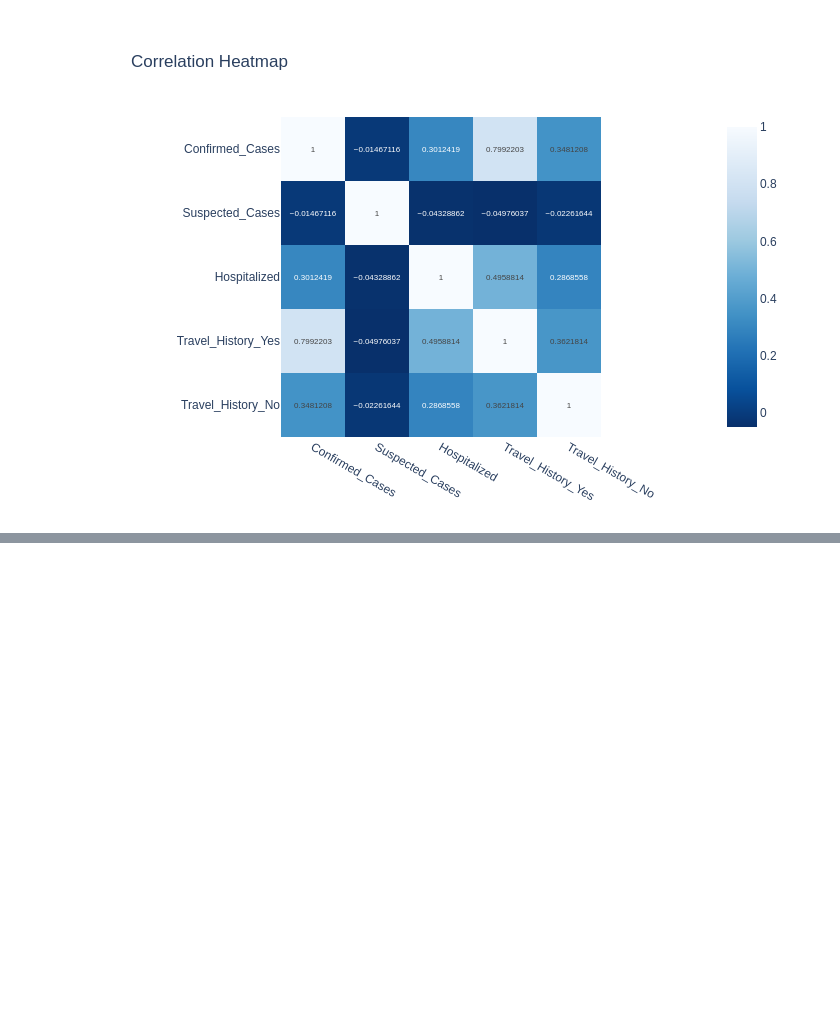
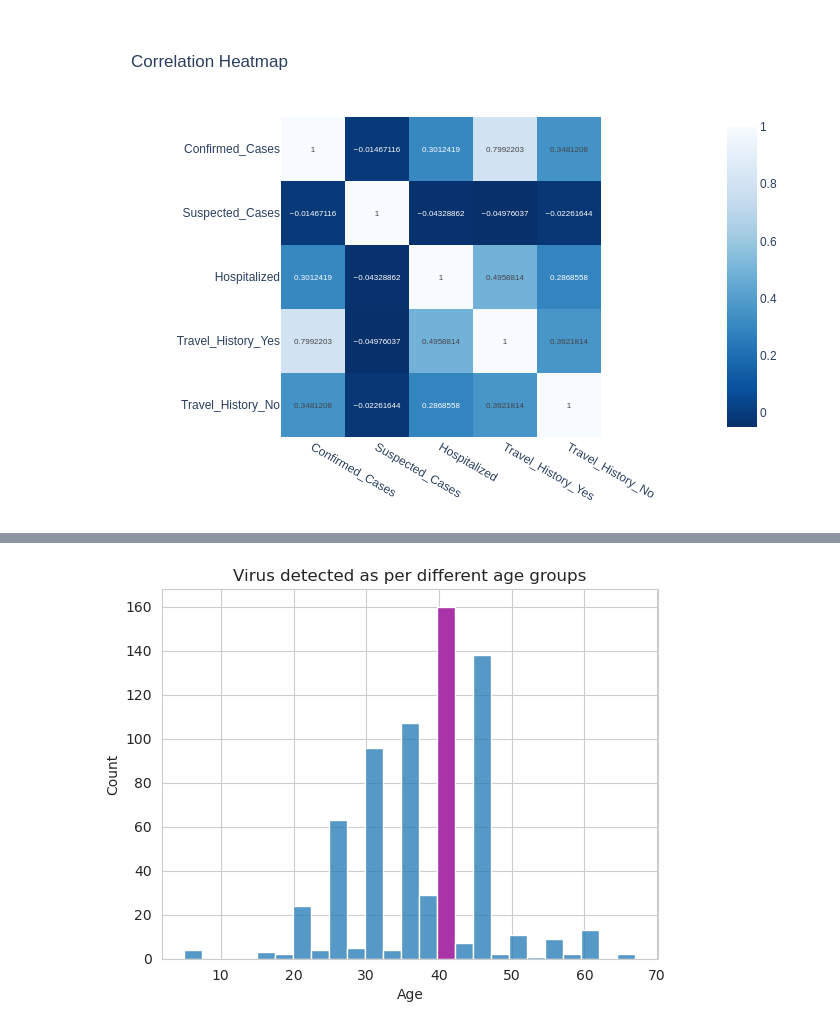
Before and after one commit to vatch123/Monkey-Pox, a Jupyter notebook: EDA_analysis.ipynb, the cells around one changed output, grey strips where cells are left out. Saved outputs shown, nothing was run; the diff lists cells and outputs as text; code cells hidden in the pictures; blank space fills up the shorter version.

```diff
--- a/EDA_analysis.ipynb
+++ b/EDA_analysis.ipynb
@@ -150,0 +158,4 @@ fig.show("png")
+# %%
+virus_vs_age_group(df_detection_timeline)
+# %% [output]
+[figure, added]
```
Also changed, not shown: parts of 8 cells of this notebook, 4 other files.
